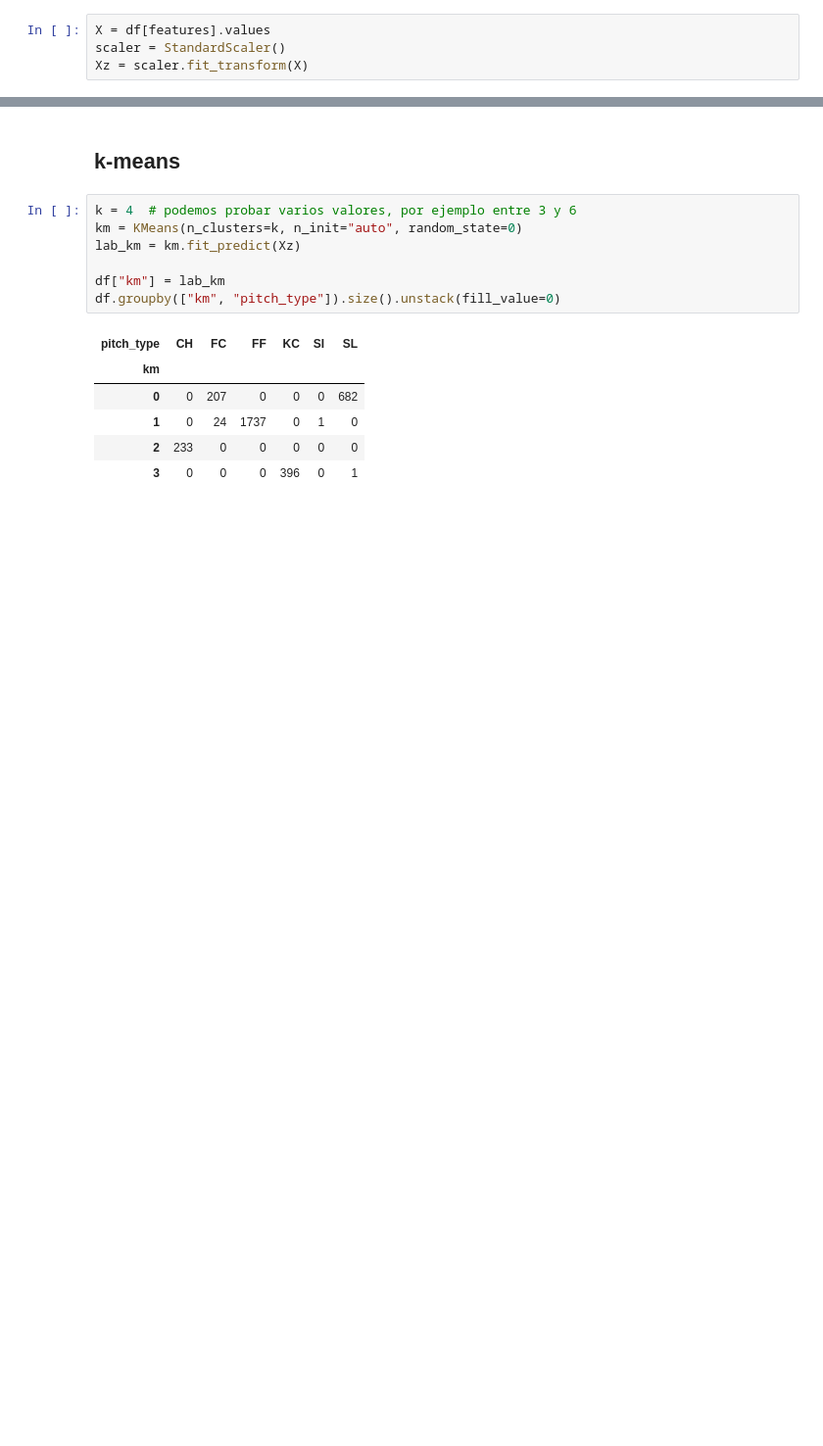
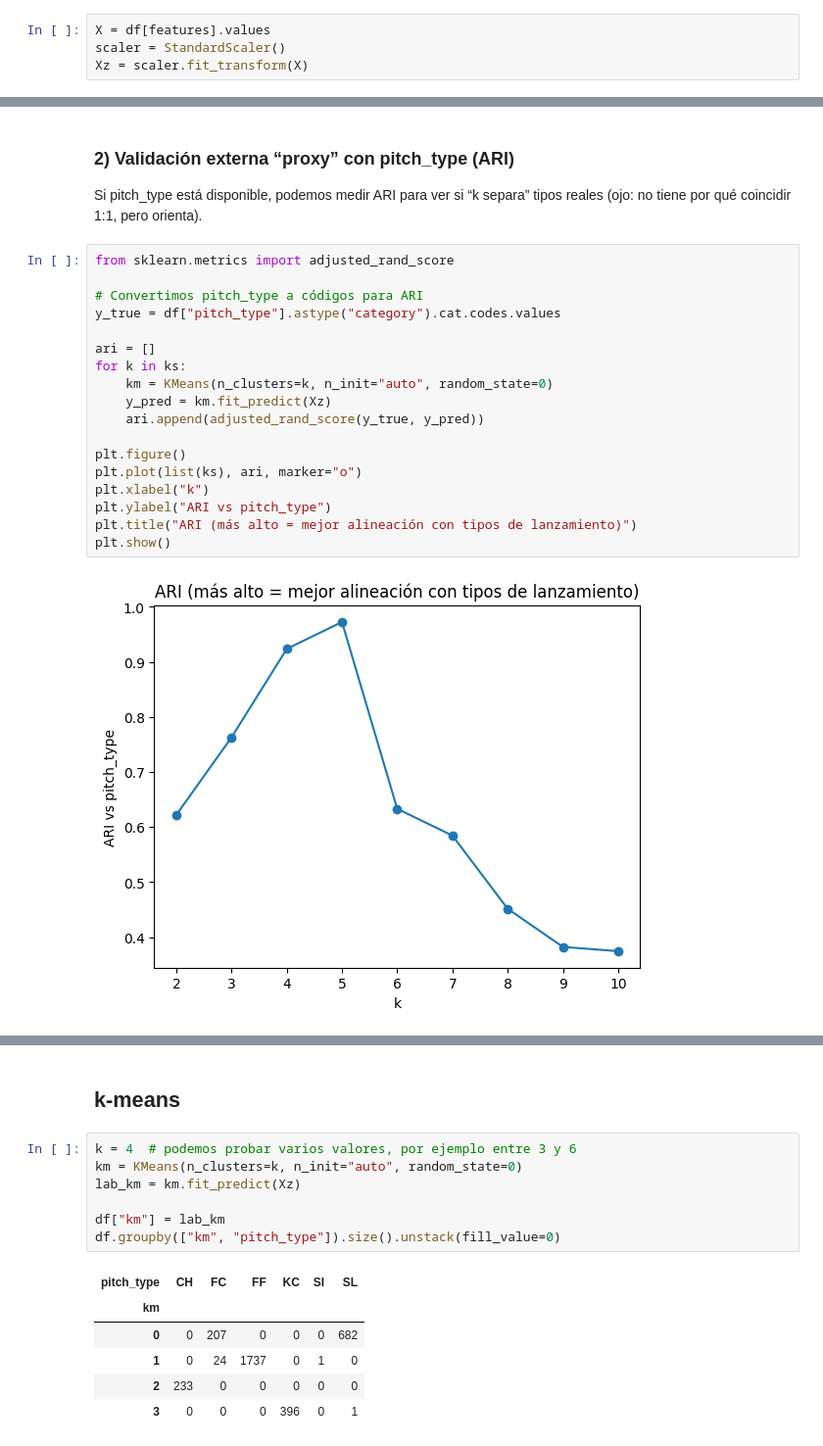
Before and after one commit to carmenlancho/FeatureSelection_Complexity, a Jupyter notebook: ClusteringSports.ipynb, the cells around one changed output, grey strips where cells are left out. Shown at 98% size. Saved outputs shown, nothing was run; the diff lists cells and outputs as text; blank space fills up the shorter version.

```diff
--- a/ClusteringSports.ipynb
+++ b/ClusteringSports.ipynb
@@ -122,0 +221,24 @@ Xz = scaler.fit_transform(X)
+# %% [markdown]
+### 2) Validación externa “proxy” con pitch_type (ARI)
+
+Si pitch_type está disponible, podemos medir ARI para ver si “k separa” tipos reales (ojo: no tiene por qué coincidir 1:1, pero orienta).
+# %%
+from sklearn.metrics import adjusted_rand_score
+
+# Convertimos pitch_type a códigos para ARI
+y_true = df["pitch_type"].astype("category").cat.codes.values
+
+ari = []
+for k in ks:
+    km = KMeans(n_clusters=k, n_init="auto", random_state=0)
+    y_pred = km.fit_predict(Xz)
+    ari.append(adjusted_rand_score(y_true, y_pred))
+
+plt.figure()
+plt.plot(list(ks), ari, marker="o")
+plt.xlabel("k")
+plt.ylabel("ARI vs pitch_type")
+plt.title("ARI (más alto = mejor alineación con tipos de lanzamiento)")
+plt.show()
+# %% [output]
+[figure, added]
```
Also changed, not shown: parts of 37 cells of this notebook.
